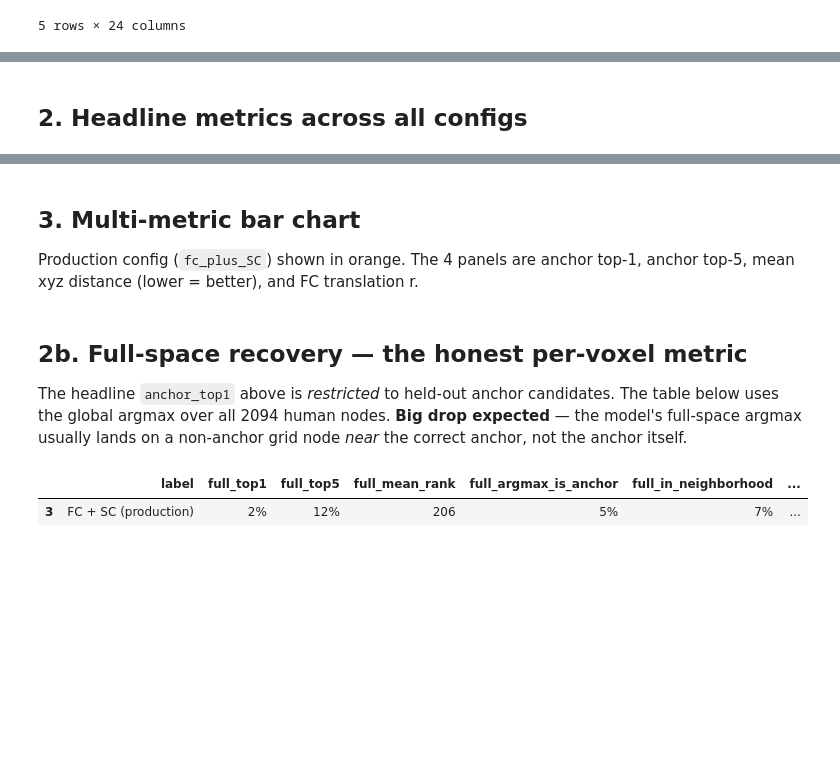
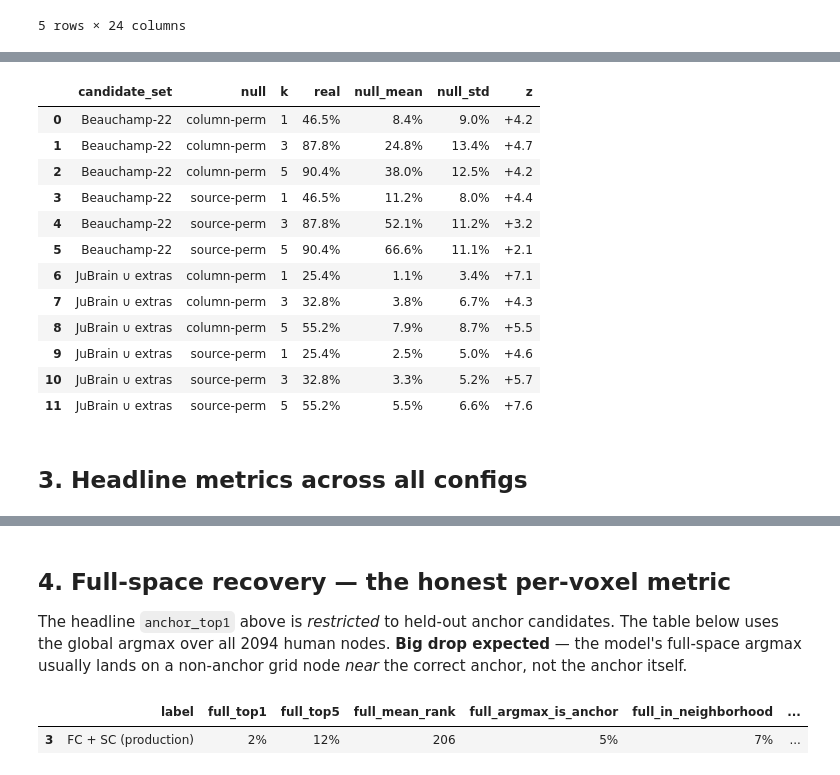
Before and after one commit to peach-lucien/otter, a Jupyter notebook: notebooks/02_explore_results.ipynb, the cells around one changed output, grey strips where cells are left out. Saved outputs shown, nothing was run; the diff lists cells and outputs as text; code cells hidden in the pictures; blank space fills up the shorter version.

```diff
--- a/notebooks/02_explore_results.ipynb
+++ b/notebooks/02_explore_results.ipynb
@@ -42,0 +118,25 @@ wide_df.head()
+# %%
+# Aggregate side-by-side
+rows = []
+for label, res in [('Beauchamp-22', res_b22), ('JuBrain ∪ extras', res_jub)]:
+    if res is None: continue
+    agg = res['aggregate']
+    rows.append({
+        'candidate_set': label,
+        'n_candidates': res['n_candidates'],
+        'top-1 (rank)':       agg['top_k']['1'],
+        'top-3 (rank)':       agg['top_k']['3'],
+        'top-5 (rank)':       agg['top_k']['5'],
+        'q-top-1':            agg['qualified_top_k']['1'],
+        'q-top-3':            agg['qualified_top_k']['3'],
+        'q-top-5':            agg['qualified_top_k']['5'],
+        'mean rank':          agg['mean_rank'],
+        'mean fold':          agg['mean_fold_enrichment'],
+        'coverage':           agg['mean_total_mass_in_candidates'],
+    })
+agg_df = pd.DataFrame(rows)
+agg_df.style.format({
+    'top-1 (rank)': '{:.1%}', 'top-3 (rank)': '{:.1%}', 'top-5 (rank)': '{:.1%}',
+    'q-top-1': '{:.1%}', 'q-top-3': '{:.1%}', 'q-top-5': '{:.1%}',
+    'mean rank': '{:.2f}', 'mean fold': '{:.1f}x', 'coverage': '{:.1%}',
+})
@@ -43,5 +178,39 @@ wide_df.head()
+# %%
+null_rows = []
+for label, res in [('Beauchamp-22', res_b22), ('JuBrain ∪ extras', res_jub)]:
+    if res is None: continue
+    agg = res['aggregate']
+    for null_name, key in [('column-perm', 'null_column_permuted'),
+                            ('source-perm', 'null_source_permuted')]:
+        n = res.get(key)
+        if n is None: continue
+        for k in (1, 3, 5):
+            real = agg['top_k'][str(k)]
+            mu, sd = n['null_topk_mean'][str(k)], n['null_topk_std'][str(k)]
+            null_rows.append({
+                'candidate_set': label, 'null': null_name, 'k': k,
+                'real': real, 'null_mean': mu, 'null_std': sd,
+                'z': (real - mu) / max(sd, 1e-9),
+            })
+null_df = pd.DataFrame(null_rows)
+null_df.style.format({'real': '{:.1%}', 'null_mean': '{:.1%}',
+                       'null_std': '{:.1%}', 'z': '{:+.1f}'})
+# %% [output]
+|  | candidate_set | null | k | real | null_mean | null_std | z |
+| 0 | Beauchamp-22 | column-perm | 1 | 46.5% | 8.4% | 9.0% | +4.2 |
+| 1 | Beauchamp-22 | column-perm | 3 | 87.8% | 24.8% | 13.4% | +4.7 |
+| 2 | Beauchamp-22 | column-perm | 5 | 90.4% | 38.0% | 12.5% | +4.2 |
+| 3 | Beauchamp-22 | source-perm | 1 | 46.5% | 11.2% | 8.0% | +4.4 |
+| 4 | Beauchamp-22 | source-perm | 3 | 87.8% | 52.1% | 11.2% | +3.2 |
+| 5 | Beauchamp-22 | source-perm | 5 | 90.4% | 66.6% | 11.1% | +2.1 |
+| 6 | JuBrain ∪ extras | column-perm | 1 | 25.4% | 1.1% | 3.4% | +7.1 |
+| 7 | JuBrain ∪ extras | column-perm | 3 | 32.8% | 3.8% | 6.7% | +4.3 |
+| 8 | JuBrain ∪ extras | column-perm | 5 | 55.2% | 7.9% | 8.7% | +5.5 |
+| 9 | JuBrain ∪ extras | source-perm | 1 | 25.4% | 2.5% | 5.0% | +4.6 |
+| 10 | JuBrain ∪ extras | source-perm | 3 | 32.8% | 3.3% | 5.2% | +5.7 |
+| 11 | JuBrain ∪ extras | source-perm | 5 | 55.2% | 5.5% | 6.6% | +7.6 |
 # %% [markdown]
-## 2. Headline metrics across all configs
+## 3. Headline metrics across all configs
 # %%
 headline_cols = [
     'label', 'anchor_top1', 'anchor_top5', 'anchor_pair', 'anchor_hemi',
@@ -71,12 +240,8 @@ view
 | 13 | Hierarchical (per-network) | 45% | 93% | 67% | 64% | 2.357143 | 0.159794 | ... |
 | 14 | Iterative soft (lam=0.30, item B) | 50% | 100% | 50% | 100% | 1.750000 | 0.052709 | ... |
 | 15 | Iterative hard (lam=1.00, item B) | 81% | 100% | 81% | 100% | 1.238095 | 0.019977 | ... |
-# %% [markdown]
-## 3. Multi-metric bar chart
-
-Production config (`fc_plus_SC`) shown in orange. The 4 panels are anchor top-1, anchor top-5, mean xyz distance (lower = better), and FC translation r.
 # %% [markdown]
-## 2b. Full-space recovery — the honest per-voxel metric
+## 4. Full-space recovery — the honest per-voxel metric
 
 The headline `anchor_top1` above is *restricted* to held-out anchor candidates. The
 table below uses the global argmax over all 2094 human nodes. **Big drop expected** —
```
Also changed, not shown: parts of 19 cells of this notebook, 13 other files.
